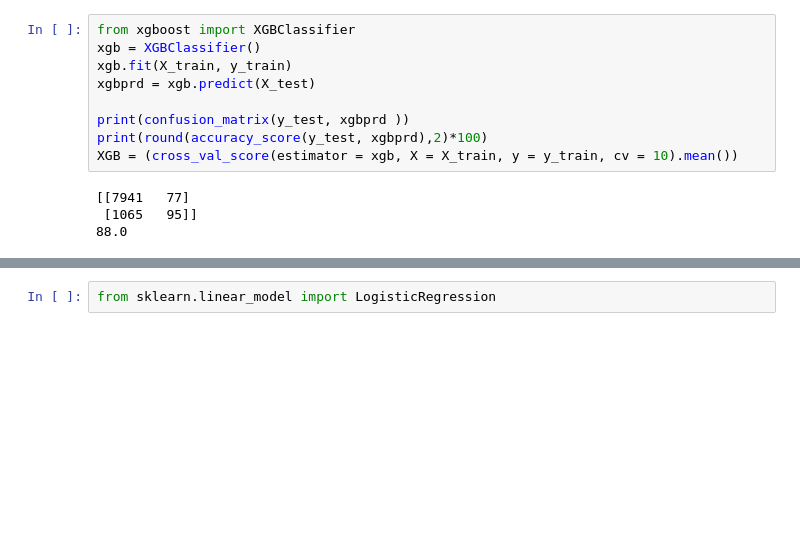
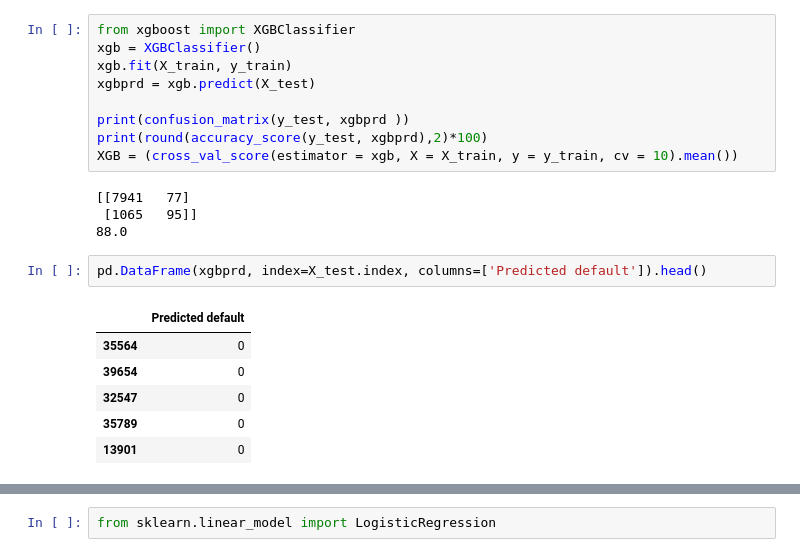
Before and after one commit to kanchanrenu/Bank_propensity_model, a Jupyter notebook: clean_bank_data.ipynb, the cells around one changed output, grey strips where cells are left out. Saved outputs shown, nothing was run; the diff lists cells and outputs as text; blank space fills up the shorter version.

```diff
--- a/clean_bank_data.ipynb
+++ b/clean_bank_data.ipynb
@@ -225,3 +225,12 @@ XGB = (cross_val_score(estimator = xgb, X = X_train, y = y_train, cv = 10).mean(
 [[7941   77]
  [1065   95]]
 88.0
+# %%
+pd.DataFrame(xgbprd, index=X_test.index, columns=['Predicted default']).head()
+# %% [output]
+|  | Predicted default |
+| 35564 | 0 |
+| 39654 | 0 |
+| 32547 | 0 |
+| 35789 | 0 |
+| 13901 | 0 |
```
Also changed, not shown: parts of 33 cells of this notebook.
